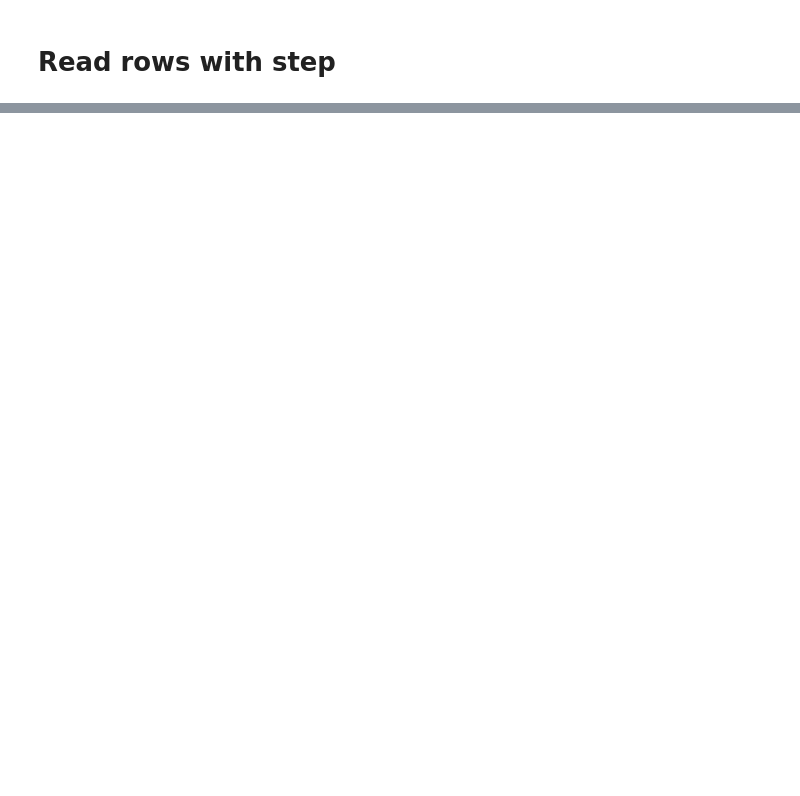
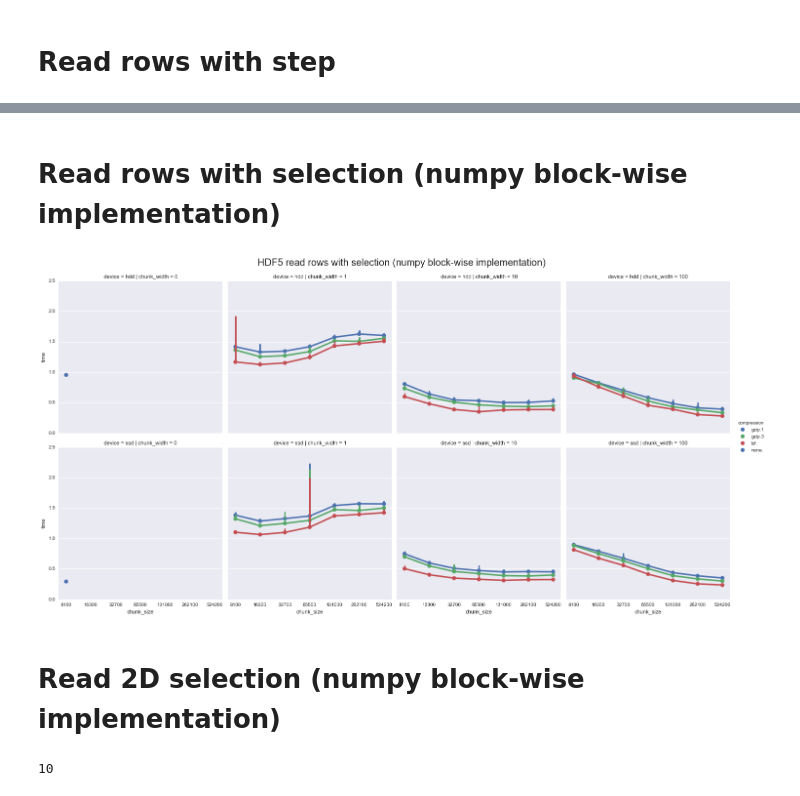
Before and after one commit to kochunov/Testing-HDF5-format-for-whole-genome-sequence-storage, a Jupyter notebook: benchmark_hdf5_blz.ipynb, the cells around one changed output, grey strips where cells are left out. Drawn from its saved outputs; the diff is of its cells as text; code cells hidden in the pictures; blank space fills up the shorter version.

```diff
--- a/benchmark_hdf5_blz.ipynb
+++ b/benchmark_hdf5_blz.ipynb
@@ -442,0 +468,2 @@ grid.fig.suptitle('HDF5 read rows with selection', fontsize=20, y=1.03);
+# %% [markdown]
+# Read rows with selection (numpy block-wise implementation)
@@ -442,0 +531,24 @@ grid.fig.suptitle('HDF5 read rows with selection', fontsize=20, y=1.03);
+# %%
+def op_read_rows_sel_alt_h5(fn, *args):
+    with h5py.File(fn, mode='r') as h5:
+        ds = h5['test']
+        a = h5_take2d(ds, row_indices)
+        return ds
+
+
+df_read_rows_sel_alt_h5 = benchmark_h5(op_read_rows_sel_alt_h5)
+# %%
+grid = sns.factorplot(x='chunk_size', y='time',
+                      row='device', col='chunk_width', hue='compression',
+                      data=df_read_rows_sel_alt_h5, kind='point', estimator=np.min)
+#grid.set(ylim=(0, 1.5))
+grid.fig.suptitle('HDF5 read rows with selection (numpy block-wise implementation)', fontsize=20, y=1.03);
+# %% [output]
+[figure, added]
+# %% [markdown]
+# Read 2D selection (numpy block-wise implementation)
+# %%
+col_indices = random_indices(n_samples, n_samples//10)
+len(col_indices)
+# %% [output]
+10
```
Also changed, not shown: parts of 23 cells of this notebook.
